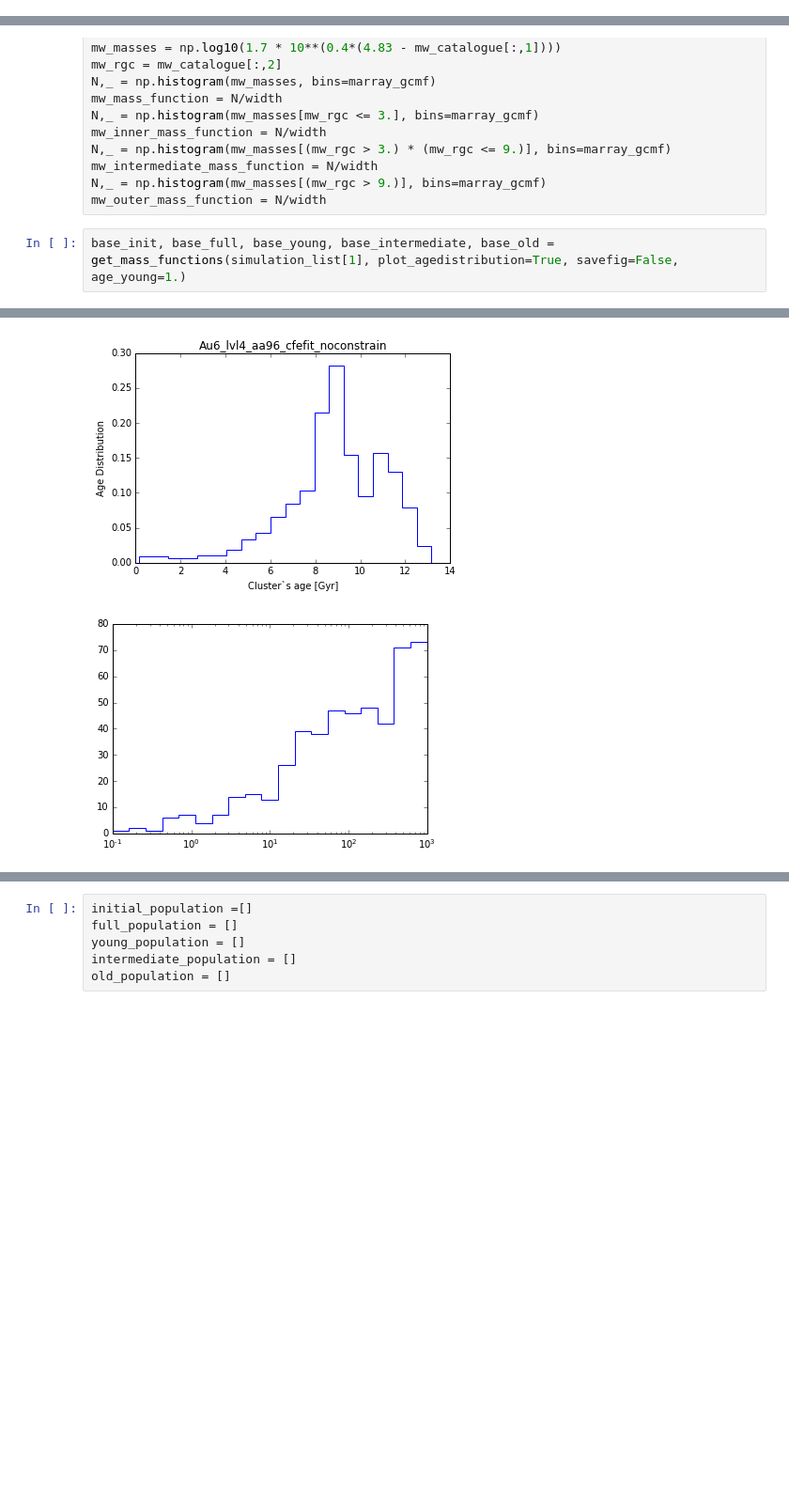
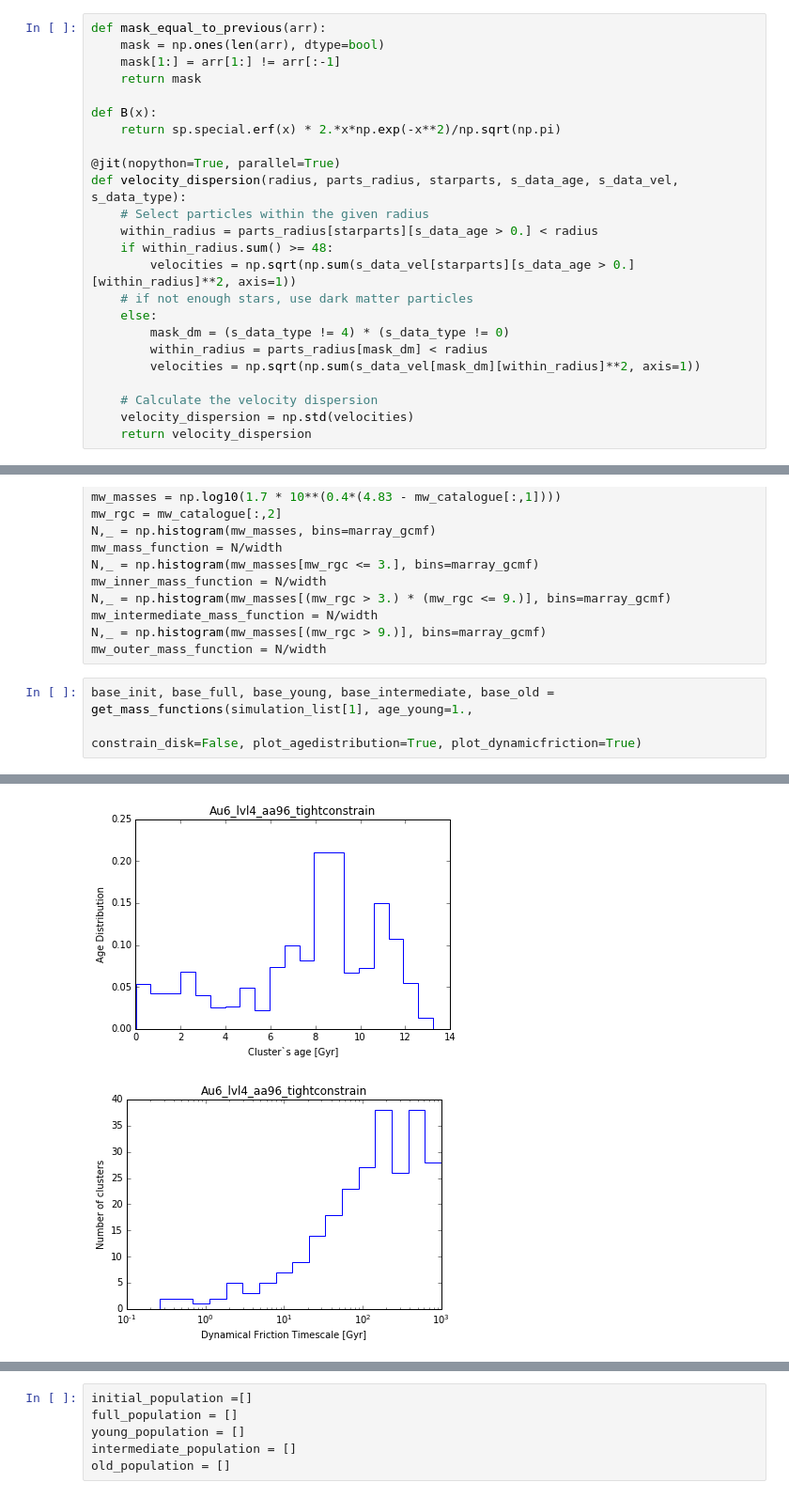
Before and after one commit to pablocoque/post_process_routines, a Jupyter notebook: src/LaPalma_mass_functions.ipynb, the cells around one changed output, grey strips where cells are left out. Shown: that part at 94% size. Saved outputs shown, nothing was run; the diff lists cells and outputs as text; blank space fills up the shorter version.

```diff
--- a/src/LaPalma_mass_functions.ipynb
+++ b/src/LaPalma_mass_functions.ipynb
@@ -14 +15,25 @@ print(simulation_list)
+# %%
+def mask_equal_to_previous(arr):
+    mask = np.ones(len(arr), dtype=bool)
+    mask[1:] = arr[1:] != arr[:-1]
+    return mask
+
+def B(x):
+    return sp.special.erf(x) * 2.*x*np.exp(-x**2)/np.sqrt(np.pi)
+
+@jit(nopython=True, parallel=True)
+def velocity_dispersion(radius, parts_radius, starparts, s_data_age, s_data_vel, s_data_type):
+    # Select particles within the given radius
+    within_radius = parts_radius[starparts][s_data_age > 0.] < radius
+    if within_radius.sum() >= 48:
+        velocities = np.sqrt(np.sum(s_data_vel[starparts][s_data_age > 0.][within_radius]**2, axis=1))
+    # if not enough stars, use dark matter particles
+    else:
+        mask_dm = (s_data_type != 4) * (s_data_type != 0)
+        within_radius = parts_radius[mask_dm] < radius
+        velocities = np.sqrt(np.sum(s_data_vel[mask_dm][within_radius]**2, axis=1))
+
+    # Calculate the velocity dispersion
+    velocity_dispersion = np.std(velocities)
+    return velocity_dispersion
 # %%
@@ -206,5 +209,6 @@ mw_intermediate_mass_function = N/width
 N,_ = np.histogram(mw_masses[(mw_rgc > 9.)], bins=marray_gcmf)
 mw_outer_mass_function = N/width
 # %%
-base_init, base_full, base_young, base_intermediate, base_old = get_mass_functions(simulation_list[1], plot_agedistribution=True, savefig=False, age_young=1.)
+base_init, base_full, base_young, base_intermediate, base_old = get_mass_functions(simulation_list[1], age_young=1.,
+                                                                                   constrain_disk=False, plot_agedistribution=True, plot_dynamicfriction=True)
 # %% [output]
@@ -221,5 +225,5 @@ That`s 7.571% of stars with clusters
-[figure, old version]
+[figure, new version]
-[figure, old version]
+[figure, new version]
 # %%
 fig, ax = plt.subplots(1,1, figsize=(8,6))
 
```
Also changed, not shown: parts of 5 cells of this notebook, 2 other files.
